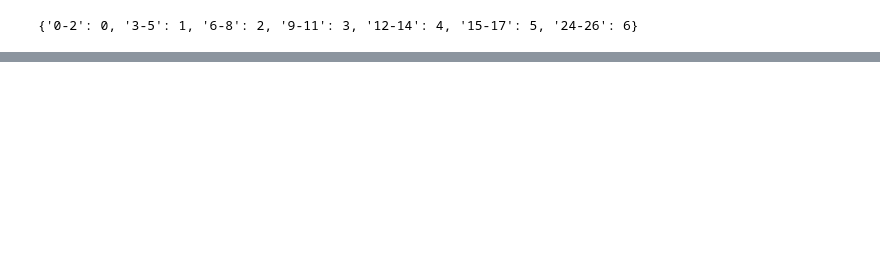
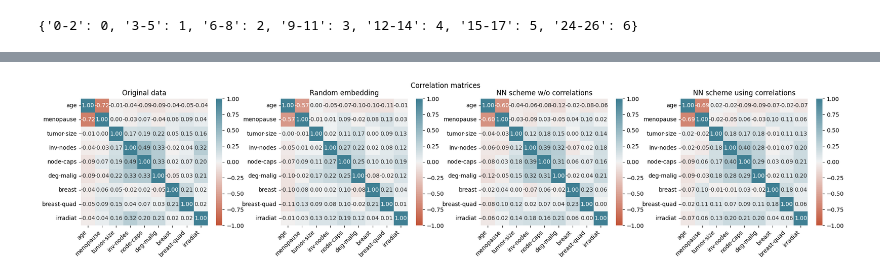
Before and after one commit to tanjascats/NCorr-FP, a Jupyter notebook: experiments.ipynb, the cells around one changed output, grey strips where cells are left out. Saved outputs shown, nothing was run; the diff lists cells and outputs as text; code cells hidden in the pictures; blank space fills up the shorter version.

```diff
--- a/experiments.ipynb
+++ b/experiments.ipynb
@@ -190,0 +166,3 @@ ax.set_xticklabels(
+# %%
+fp_data_blind = pd.read_csv('fp_data_blind_100.csv')
+fp_data_blind = fp_data_blind.drop(['Id'], axis=1)
@@ -190,0 +231,11 @@ ax.set_xticklabels(
+# %%
+# label encoder
+fp_data_rand['age'] = enc.fit_transform(fp_data_rand['age'])
+fp_data_rand['menopause'] = enc.fit_transform(fp_data_rand['menopause'])
+fp_data_rand['tumor-size'] = enc.fit_transform(fp_data_rand['tumor-size'])
+fp_data_rand['node-caps'] = enc.fit_transform(fp_data_rand['node-caps'])
+fp_data_rand['breast'] = enc.fit_transform(fp_data_rand['breast'])
+fp_data_rand['breast-quad'] = enc.fit_transform(fp_data_rand['breast-quad'])
+fp_data_rand['irradiat'] = enc.fit_transform(fp_data_rand['irradiat'])
+range_enc = RangeEncoder()
+fp_data_rand['inv-nodes'] = range_enc.fit_transform(fp_data_rand['inv-nodes'])
@@ -190,0 +252,78 @@ ax.set_xticklabels(
+# %%
+# correlation between ordinal variables in oridinal dataset: original -- random fingerprint -- knn fingerprint
+fig, axs = plt.subplots(1, 4, figsize=(24,4))
+axs = axs.flat
+fig.suptitle('Correlation matrices')
+
+# original
+corr = X.corr()
+sns.heatmap(
+    corr,
+    vmin=-1, vmax=1, center=0,
+    cmap=sns.diverging_palette(20, 220, n=200),
+    square=True,
+    annot=True,
+    fmt=".2f",
+    ax = axs[0]
+)
+axs[0].set_xticklabels(
+    axs[0].get_xticklabels(),
+    rotation=45,
+    horizontalalignment='right'
+);
+axs[0].set_title('Original data')
+
+# random
+corr = fp_data_rand.drop(['recurrence'], axis=1).corr()
+sns.heatmap(
+    corr,
+    vmin=-1, vmax=1, center=0,
+    cmap=sns.diverging_palette(20, 220, n=200),
+    square=True,
+    annot=True,
+    fmt=".2f",
+    ax = axs[1]
+)
+axs[1].set_xticklabels(
+    axs[1].get_xticklabels(),
+    rotation=45,
+    horizontalalignment='right'
+);
+axs[1].set_title('Random embedding')
+
+# knn scheme
+corr = fp_data_blind.drop(['recurrence'], axis=1).corr()
+sns.heatmap(
+    corr,
+    vmin=-1, vmax=1, center=0,
+    cmap=sns.diverging_palette(20, 220, n=200),
+    square=True,
+    annot=True,
+    fmt=".2f",
+    ax = axs[2]
+)
+axs[2].set_xticklabels(
+    axs[2].get_xticklabels(),
+    rotation=45,
+    horizontalalignment='right'
+);
+axs[2].set_title('NN scheme w/o correlations')
+
+# knn scheme; defined correlations
+corr = fp_data_blind_corr.drop(['recurrence'], axis=1).corr()
+sns.heatmap(
+    corr,
+    vmin=-1, vmax=1, center=0,
+    cmap=sns.diverging_palette(20, 220, n=200),
+    square=True,
+    annot=True,
+    fmt=".2f",
+    ax = axs[3]
+)
+axs[3].set_xticklabels(
+    axs[3].get_xticklabels(),
+    rotation=45,
+    horizontalalignment='right'
+);
+axs[3].set_title('NN scheme using correlations')
+# %% [output]
@@ -190,0 +331 @@ ax.set_xticklabels(
+[figure, added]
```
Also changed, not shown: parts of 25 cells of this notebook.
